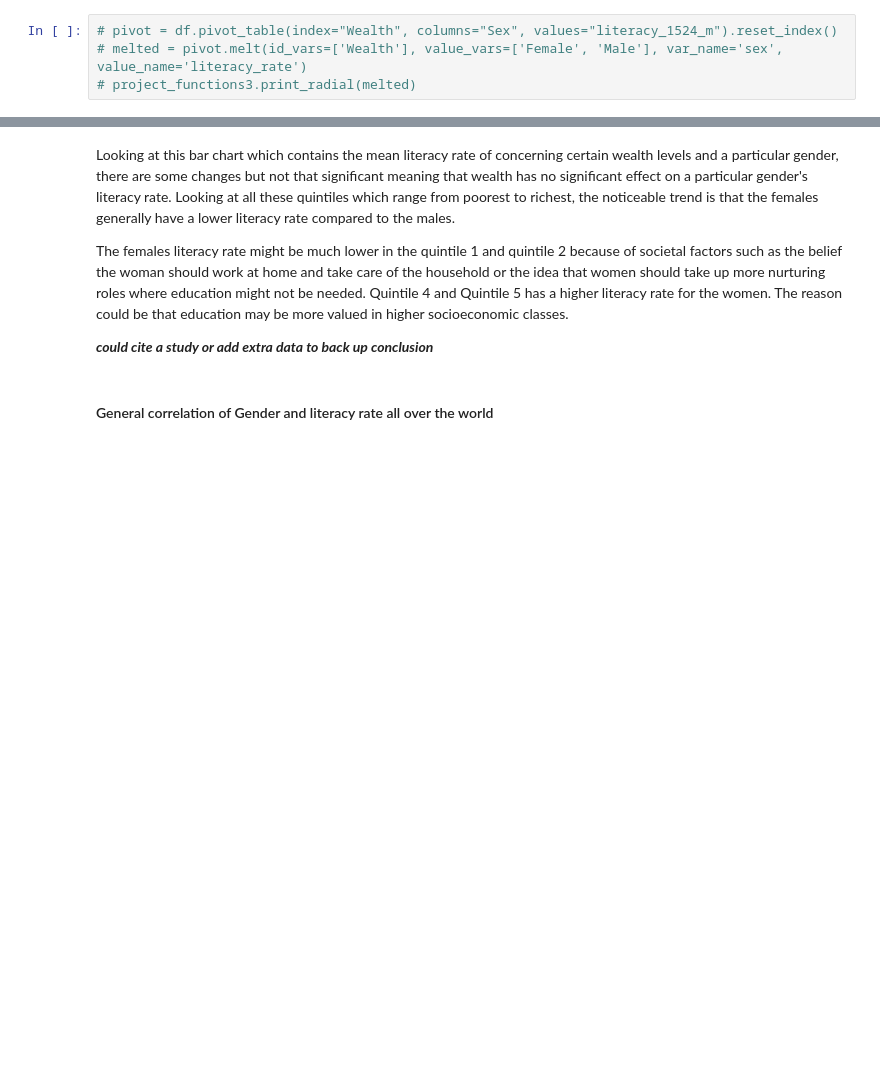
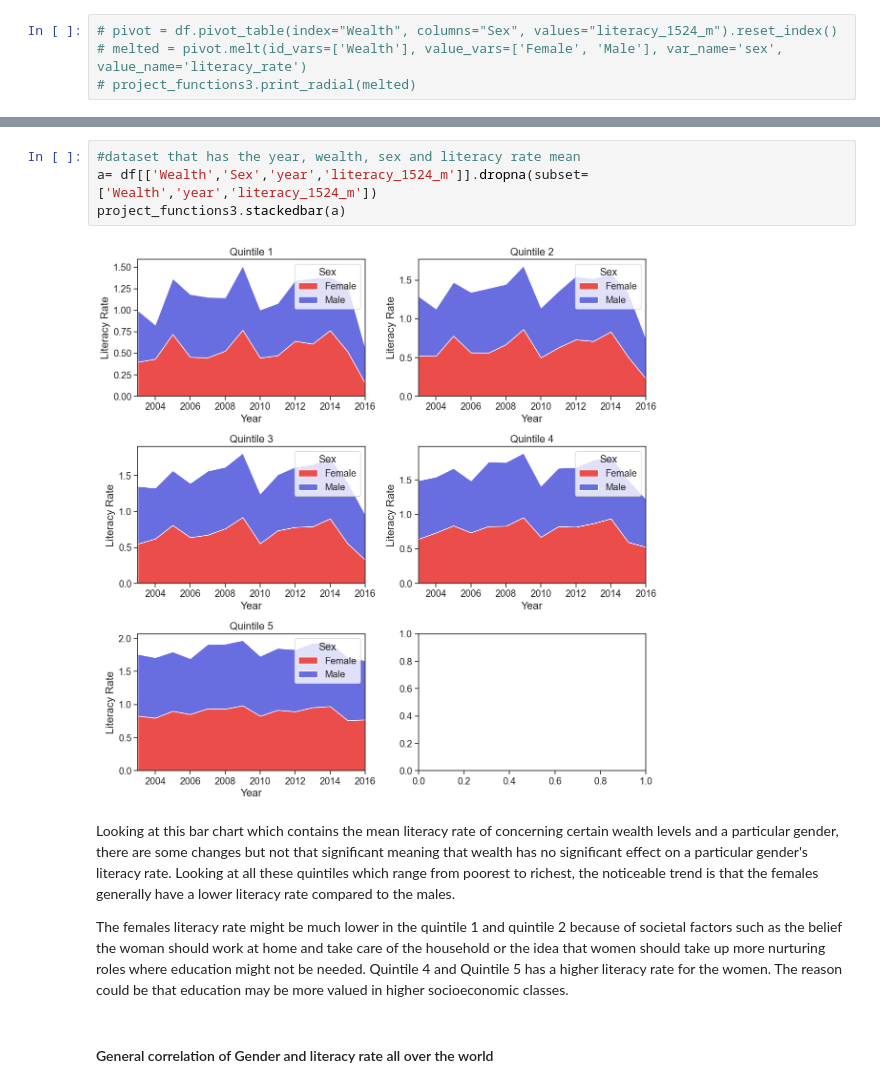
Before and after one commit to ubco-W2022T2-data301/project-group-group18, a Jupyter notebook: analysis/analysis3.ipynb, the cells around one changed output, grey strips where cells are left out. Saved outputs shown, nothing was run; the diff lists cells and outputs as text; blank space fills up the shorter version.

```diff
--- a/analysis/analysis3.ipynb
+++ b/analysis/analysis3.ipynb
@@ -79,9 +108,13 @@ According to the plot, there are differences between male and female literacy ra
+# %%
+#dataset that has the year, wealth, sex and literacy rate mean
+a= df[['Wealth','Sex','year','literacy_1524_m']].dropna(subset=['Wealth','year','literacy_1524_m'])
+project_functions3.stackedbar(a)
+# %% [output]
+[figure, added]
 # %% [markdown]
 Looking at this bar chart which contains the mean literacy rate of concerning certain wealth levels and a particular gender, there are some changes but not that significant meaning that wealth has no significant effect on a particular gender's literacy rate. Looking at all these quintiles which range from poorest to richest, the noticeable trend is that the females generally have a lower literacy rate compared to the males.
 
 The females literacy rate might be much lower in the quintile 1 and quintile 2 because of societal factors such as the belief the woman should work at home and take care of the household or the idea that women should take up more nurturing roles where education might not be needed. Quintile 4 and Quintile 5 has a higher literacy rate for the women. The reason could be that education may be more valued in higher socioeconomic classes.
-
-***could cite a study or add extra data to back up conclusion***
 # %% [markdown]
 #### General correlation of Gender and literacy rate all over the world
 # %%
```
Also changed, not shown: parts of 8 cells of this notebook, 1 other file.
